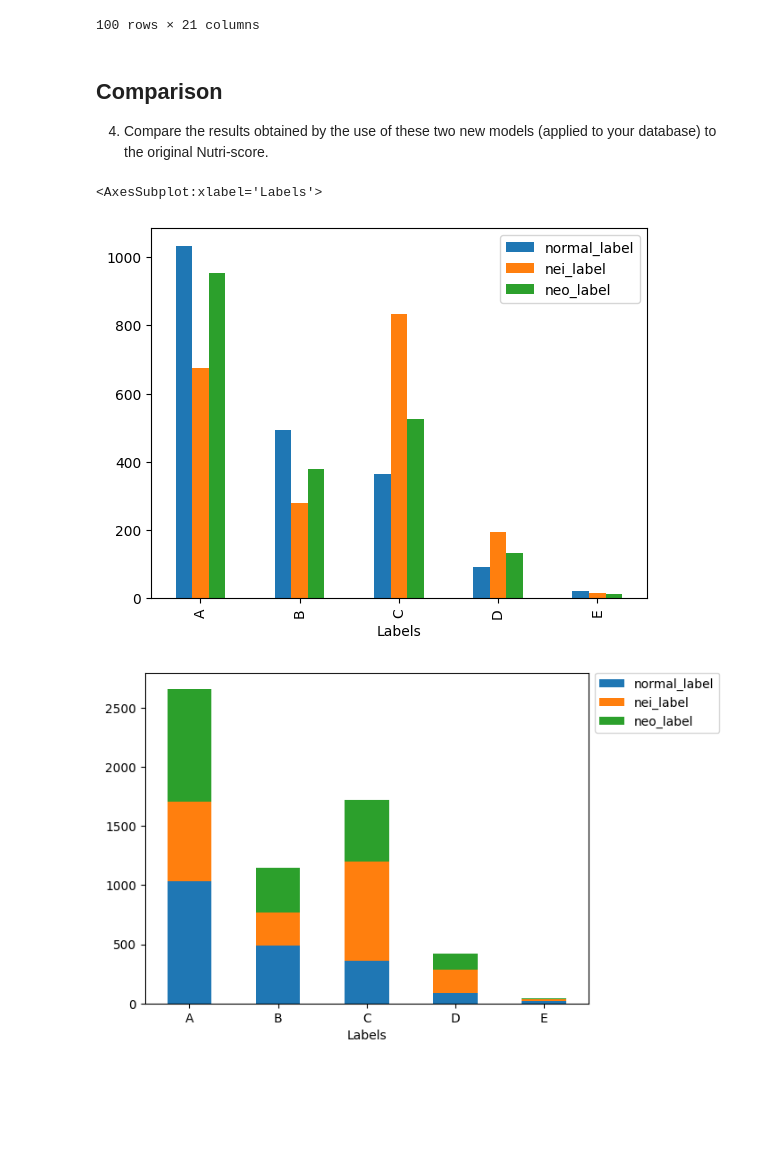
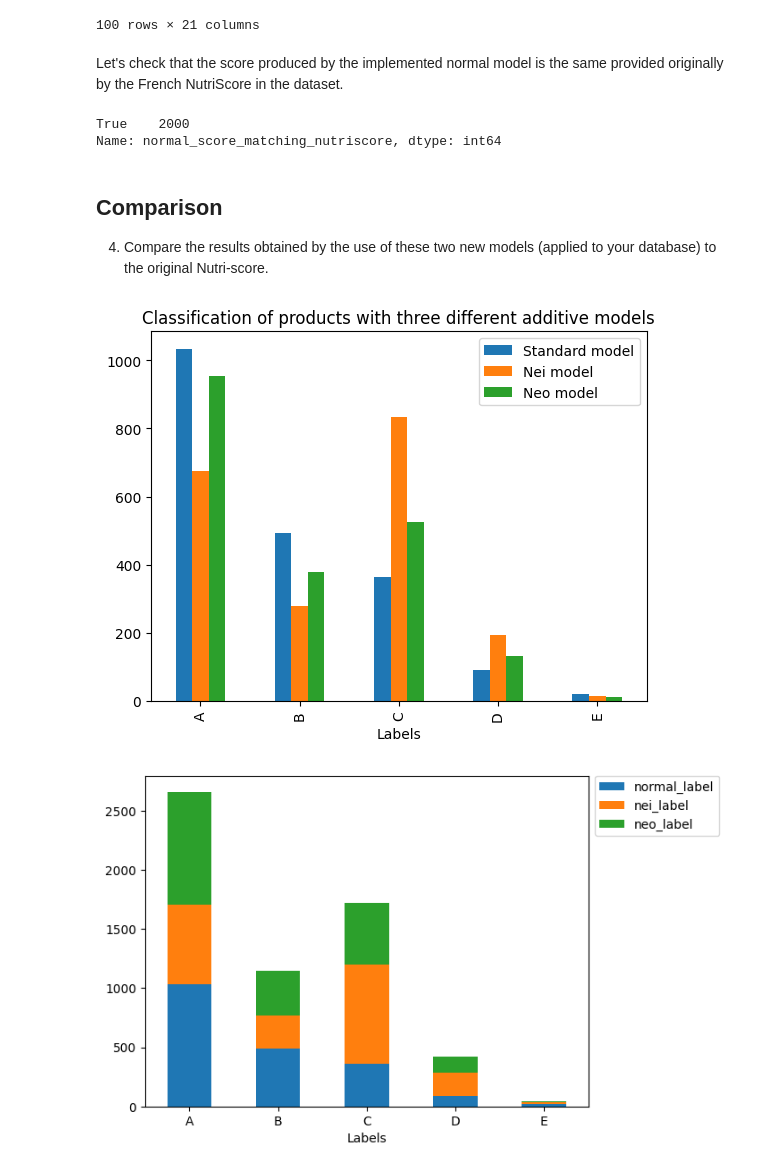
Before and after one commit to mohammadzainabbas/nutri-score, a Jupyter notebook: src/Task_4.ipynb, the cells around one changed output. Cells and saved outputs as stored; diff of their text form; code cells hidden in the pictures; blank space fills up the shorter version.

```diff
--- a/src/Task_4.ipynb
+++ b/src/Task_4.ipynb
@@ -148,19 +147,28 @@ df.head(100)
 | 98 | 0200551008597 | Ananas rondelles | NaN | Aliments et boissons à base de vé... | 6 | 10 | 0 | ... |
 | 99 | 3270190195481 | Blé | Carrefour | Aliments et boissons à base de vé... | 6 | 10 | 10 | ... |
 100 rows × 21 columns
+# %% [markdown]
+Let's check that the score produced by the implemented normal model is the same provided originally by the French NutriScore in the dataset.
+# %%
+df['normal_score_matching_nutriscore'] = df.apply(lambda x: x["normal_score"] == x["nutrition-score-fr"], axis = 1)
+df['normal_score_matching_nutriscore'].value_counts()
+# %% [output]
+True    2000
+Name: normal_score_matching_nutriscore, dtype: int64
 # %% [markdown]
 ## Comparison
 4. Compare the results obtained by the use of these two new models (applied to your database) to the original Nutri-score.
 # %%
 compare = pd.DataFrame(df[NORMAL_LABEL].value_counts())
 compare[NEI_LABEL] = df[NEI_LABEL].value_counts()
 compare[NEO_LABEL] = df[NEO_LABEL].value_counts()
 compare["Labels"] = compare.index
 
-compare.plot(x="Labels", y=[NORMAL_LABEL, NEI_LABEL, NEO_LABEL], kind="bar")
+fig, ax = plt.subplots()
+compare.plot(x="Labels", y=[NORMAL_LABEL, NEI_LABEL, NEO_LABEL], kind="bar", ax=ax, title="Classification of products with three different additive models")
+ax.legend(["Standard model", "Nei model", "Neo model"]);
 # %% [output]
-<AxesSubplot:xlabel='Labels'>
-[figure, old version]
+[figure, new version]
 # %%
 ax = compare.plot(x="Labels", y=[NORMAL_LABEL, NEI_LABEL, NEO_LABEL], kind="bar", rot=0, stacked=True)
 _ = ax.legend(bbox_to_anchor=(1, 1.02), loc='upper left')
```
Also changed, not shown: parts of 5 cells of this notebook.
